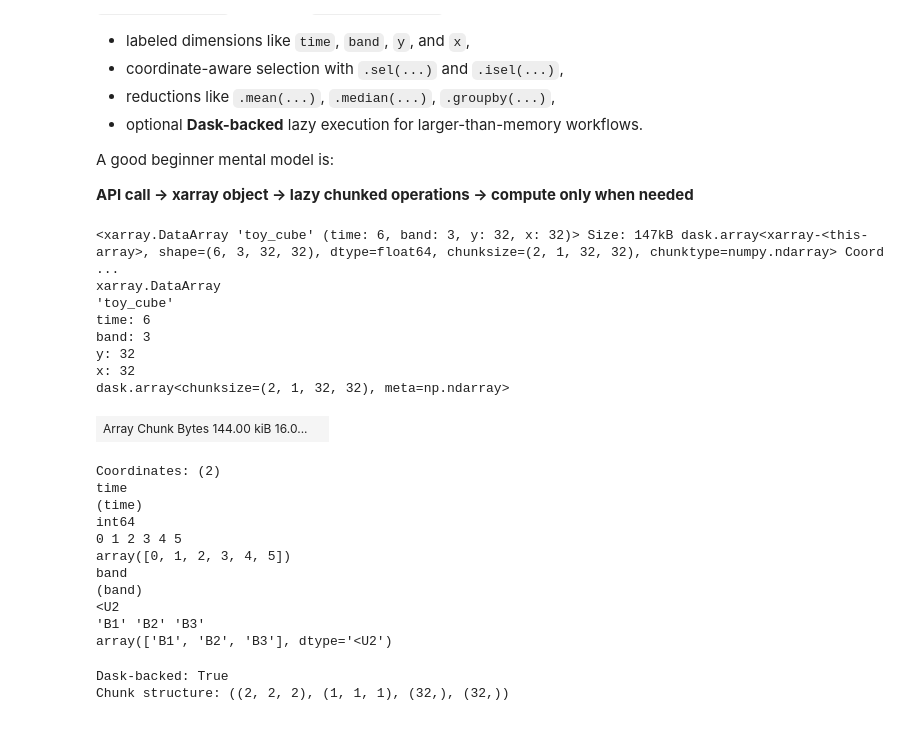
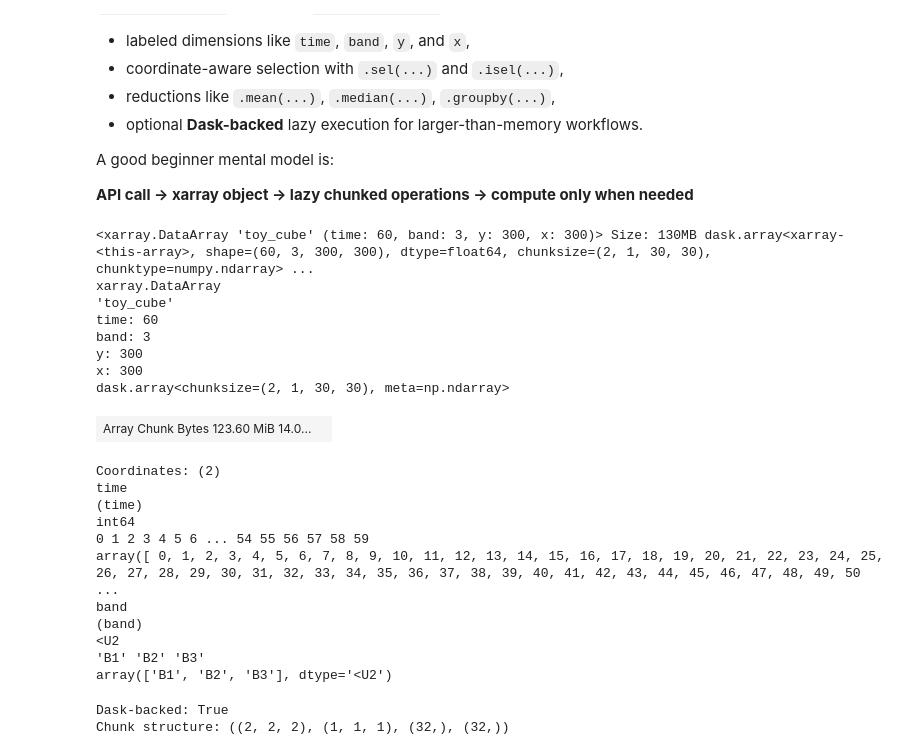
Before and after one commit to khizerzakir/CEOS_UNOOSA_Training, a Jupyter notebook: cubo_xarray_dask_tutorial.ipynb, the cells around one changed output. Drawn from its saved outputs; the diff is of its cells as text; code cells hidden in the pictures.

```diff
--- a/cubo_xarray_dask_tutorial.ipynb
+++ b/cubo_xarray_dask_tutorial.ipynb
@@ -74,32 +76,32 @@ A good beginner mental model is:
 **API call → xarray object → lazy chunked operations → compute only when needed**
 # %%
 toy = xr.DataArray(
-    np.random.rand(6, 3, 32, 32),
+    np.random.rand(60, 3, 300, 300),
     dims=("time", "band", "y", "x"),
     coords={
-        "time": np.arange(6),
+        "time": np.arange(60), # Changed from 6 to 600 to match data dimension
         "band": ["B1", "B2", "B3"]
     },
     name="toy_cube"
-).chunk({"time": 2, "band": 1, "y": 32, "x": 32})
+).chunk({"time": 2, "band": 1, "y": 30, "x": 30})
 
 toy
 # %% [output]
-<xarray.DataArray 'toy_cube' (time: 6, band: 3, y: 32, x: 32)> Size: 147kB dask.array<xarray-<this-array>, shape=(6, 3, 32, 32), dtype=float64, chunksize=(2, 1, 32, 32), chunktype=numpy.ndarray> Coord ...
+<xarray.DataArray 'toy_cube' (time: 60, band: 3, y: 300, x: 300)> Size: 130MB dask.array<xarray-<this-array>, shape=(60, 3, 300, 300), dtype=float64, chunksize=(2, 1, 30, 30), chunktype=numpy.ndarray> ...
 xarray.DataArray
 'toy_cube'
-time: 6
+time: 60
 band: 3
-y: 32
-x: 32
-dask.array<chunksize=(2, 1, 32, 32), meta=np.ndarray>
+y: 300
+x: 300
+dask.array<chunksize=(2, 1, 30, 30), meta=np.ndarray>
-| Array Chunk Bytes 144.00 kiB 16.0... |  |
+| Array Chunk Bytes 123.60 MiB 14.0... |  |
 Coordinates: (2)
 time
 (time)
 int64
-0 1 2 3 4 5
-array([0, 1, 2, 3, 4, 5])
+0 1 2 3 4 5 6 ... 54 55 56 57 58 59
+array([ 0, 1, 2, 3, 4, 5, 6, 7, 8, 9, 10, 11, 12, 13, 14, 15, 16, 17, 18, 19, 20, 21, 22, 23, 24, 25, 26, 27, 28, 29, 30, 31, 32, 33, 34, 35, 36, 37, 38, 39, 40, 41, 42, 43, 44, 45, 46, 47, 48, 49, 50 ...
 band
 (band)
 <U2
```
Also changed, not shown: parts of 1 cell of this notebook, 7 other files.
